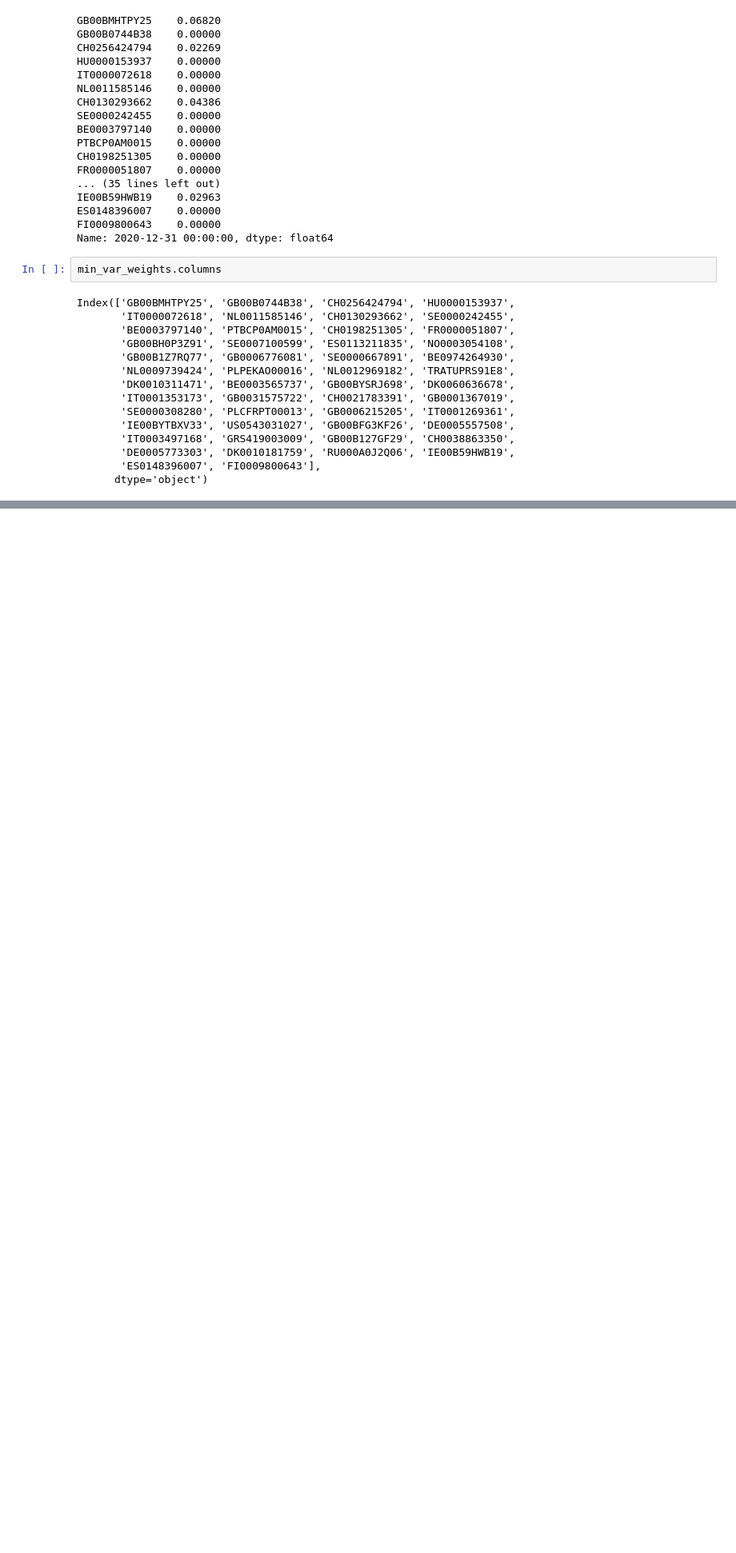
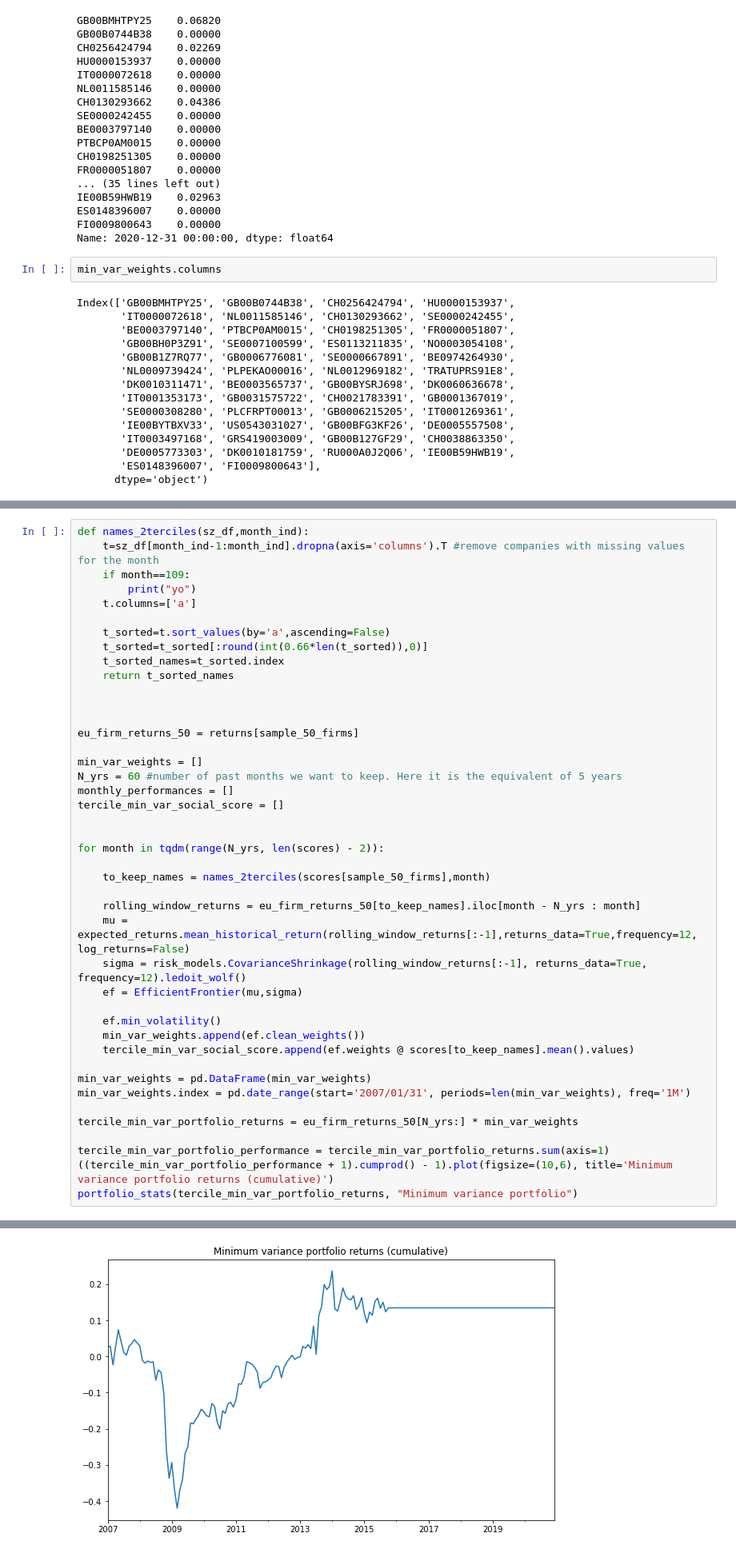
Before and after one commit to 0xMarmelade/FIN-429-Sustainable-finance, a Jupyter notebook: Homework 2/questions_4_5.ipynb, the cells around one changed output, grey strips where cells are left out. Shown at 80% size. Cells and saved outputs as stored; diff of their text form; blank space fills up the shorter version.

Commit message:
More readable graph in question 5

```diff
--- a/Homework 2/questions_4_5.ipynb
+++ b/Homework 2/questions_4_5.ipynb
@@ -463,3 +463,47 @@ bar_plot = px.Figure(data=[px.Bar(
 bar_plot.show()
 # %% [output]
 [interactive output not drawn]
+# %%
+def names_2terciles(sz_df,month_ind):
+    t=sz_df[month_ind-1:month_ind].dropna(axis='columns').T #remove companies with missing values for the month
+    if month==109:
+        print("yo")
+    t.columns=['a']
+
+    t_sorted=t.sort_values(by='a',ascending=False)
+    t_sorted=t_sorted[:round(int(0.66*len(t_sorted)),0)]
+    t_sorted_names=t_sorted.index
+    return t_sorted_names
+
+
+
+eu_firm_returns_50 = returns[sample_50_firms]
+
+min_var_weights = []
+N_yrs = 60 #number of past months we want to keep. Here it is the equivalent of 5 years
+monthly_performances = []
+tercile_min_var_social_score = []
+
+
+for month in tqdm(range(N_yrs, len(scores) - 2)):
+
+    to_keep_names = names_2terciles(scores[sample_50_firms],month)
+
+    rolling_window_returns = eu_firm_returns_50[to_keep_names].iloc[month - N_yrs : month]
+    mu = expected_returns.mean_historical_return(rolling_window_returns[:-1],returns_data=True,frequency=12, log_returns=False)
+    sigma = risk_models.CovarianceShrinkage(rolling_window_returns[:-1], returns_data=True, frequency=12).ledoit_wolf()
+    ef = EfficientFrontier(mu,sigma)
+
+    ef.min_volatility()
+    min_var_weights.append(ef.clean_weights())
+    tercile_min_var_social_score.append(ef.weights @ scores[to_keep_names].mean().values)
+
+min_var_weights = pd.DataFrame(min_var_weights)
+min_var_weights.index = pd.date_range(start='2007/01/31', periods=len(min_var_weights), freq='1M')
+
+tercile_min_var_portfolio_returns = eu_firm_returns_50[N_yrs:] * min_var_weights
+
+tercile_min_var_portfolio_performance = tercile_min_var_portfolio_returns.sum(axis=1)
+((tercile_min_var_portfolio_performance + 1).cumprod() - 1).plot(figsize=(10,6), title='Minimum variance portfolio returns (cumulative)')
+portfolio_stats(tercile_min_var_portfolio_returns, "Minimum variance portfolio")
+# %% [output]
@@ -465,0 +513 @@ bar_plot.show()
+[figure, added]
```
Also changed, not shown: parts of 3 cells of this notebook.
